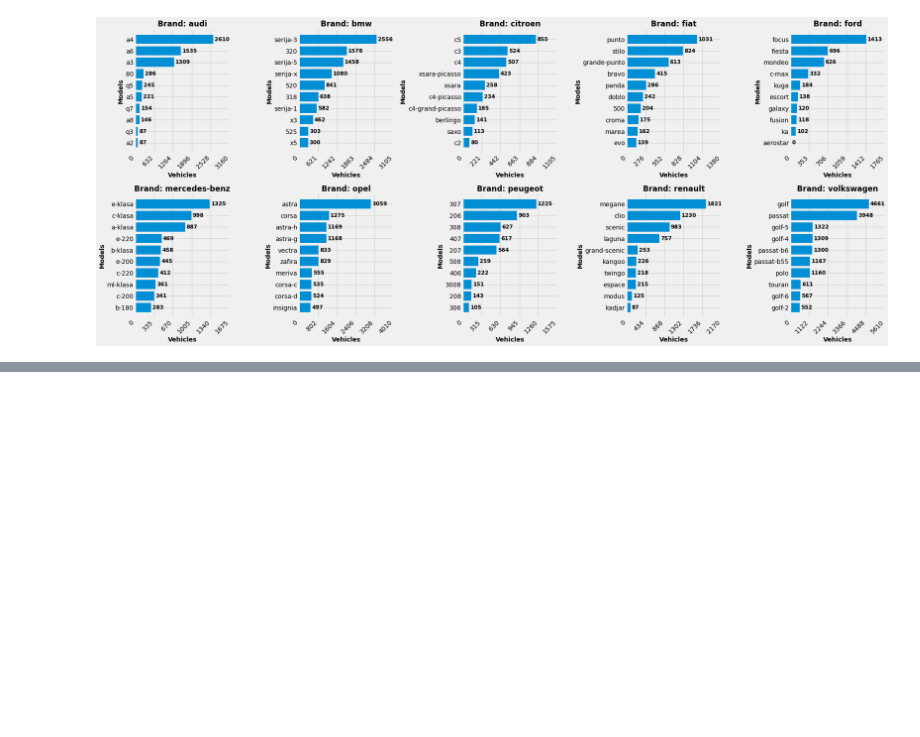
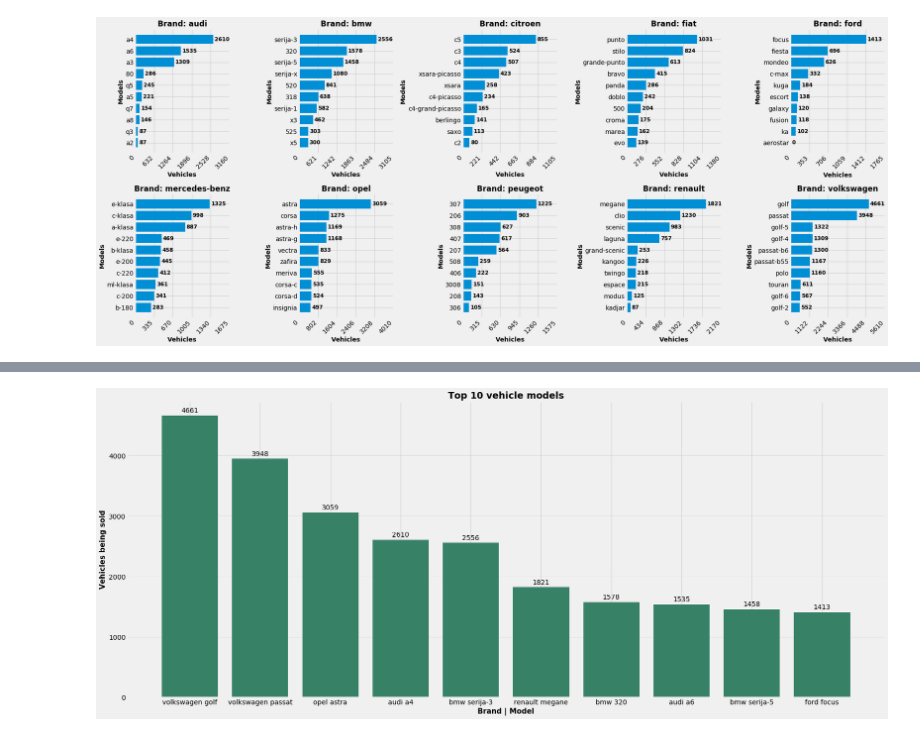
Before and after one commit to lsubotic/polovniautomobili-analysis, a Jupyter notebook: data_processing.ipynb, the cells around one changed output, grey strips where cells are left out. Saved outputs shown, nothing was run; the diff lists cells and outputs as text; code cells hidden in the pictures; blank space fills up the shorter version.

```diff
--- a/data_processing.ipynb
+++ b/data_processing.ipynb
@@ -121,16 +119,13 @@ for name, group in df_models:
         # Center the text vertically in the bar
         yloc = rect.get_y() + rect.get_height() / 2
         fyloc = rect.get_y() + rect.get_height() / 2
-        label = ax[n].annotate(rankStr[i], xy=(width, yloc), xytext=(xloc, 0),
-                            textcoords="offset points",
-                            ha=align, va='center',
-                            color=clr, weight='bold', clip_on=True, fontsize=12)
+        label = ax[n].annotate(rankStr[i], xy=(width, yloc), xytext=(xloc, 0), textcoords="offset points",
+                               ha=align, va='center', color=clr, weight='bold', clip_on=True, fontsize=12)
 
     n += 1
     #break
 
-plt.tight_layout()
-plt.savefig('top10-brands-models.png', dpi=300, bbox_inches='tight')
+fig.tight_layout()
 # %% [output]
 [figure]
 # %%
@@ -160,0 +156,3 @@ plt.savefig('top10-brands-circle.png', bbox_inches='tight')
+# %%
+df_models = df.sort_values(by=['Total Vehicles'], ascending=False).head(10)
+print(df_models)
@@ -160,0 +171,23 @@ plt.savefig('top10-brands-circle.png', bbox_inches='tight')
+# %%
+plt.close('all')
+fig, ax = plt.subplots()
+fig.set_size_inches(25, 10.5)
+
+df_x = df_models['Brand'] + ' ' + df_models['Model']
+rects = ax.bar(df_x, df_models['Total Vehicles'], color='#378167')
+ax.set_title('Top 10 vehicle models', fontweight='bold', fontsize=19)
+ax.set_ylabel('Vehicles being sold', fontweight='bold', fontsize=15)
+ax.set_xlabel('Brand | Model', fontweight='bold', fontsize=15)
+
+def autolabel(rects):
+    """Attach a text label above each bar in *rects*, displaying its height."""
+    for rect in rects:
+        height = rect.get_height()
+        ax.annotate('{}'.format(int(height)), xy=(rect.get_x() + rect.get_width() / 2, height),
+                    xytext=(0, 3),  # 3 points vertical offset
+                    textcoords="offset points", ha='center', va='bottom')
+
+autolabel(rects)
+#fig.tight_layout(rect=[0.3, 0.1, 4, 2])
+# %% [output]
+[figure, added]
```
Also changed, not shown: parts of 9 cells of this notebook.
